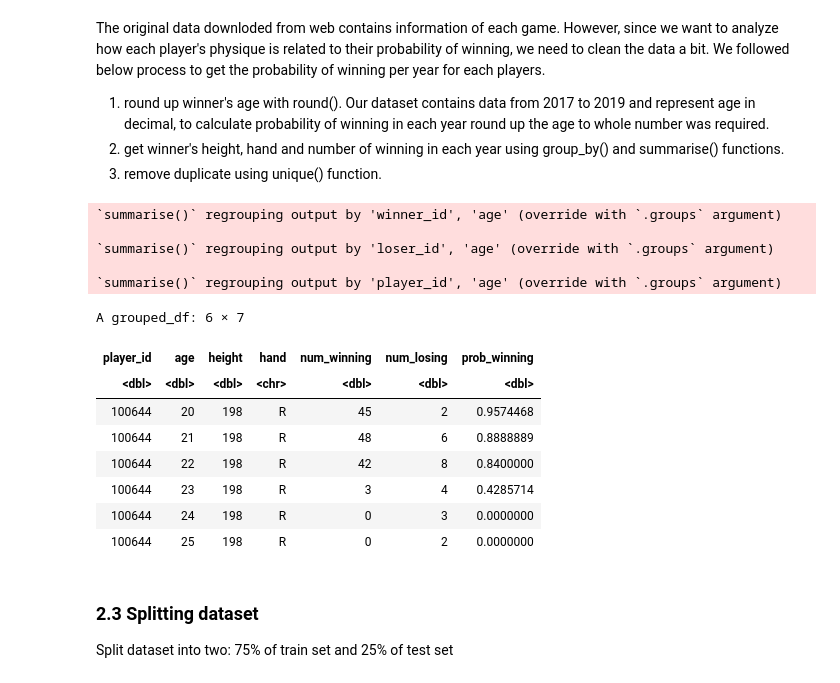
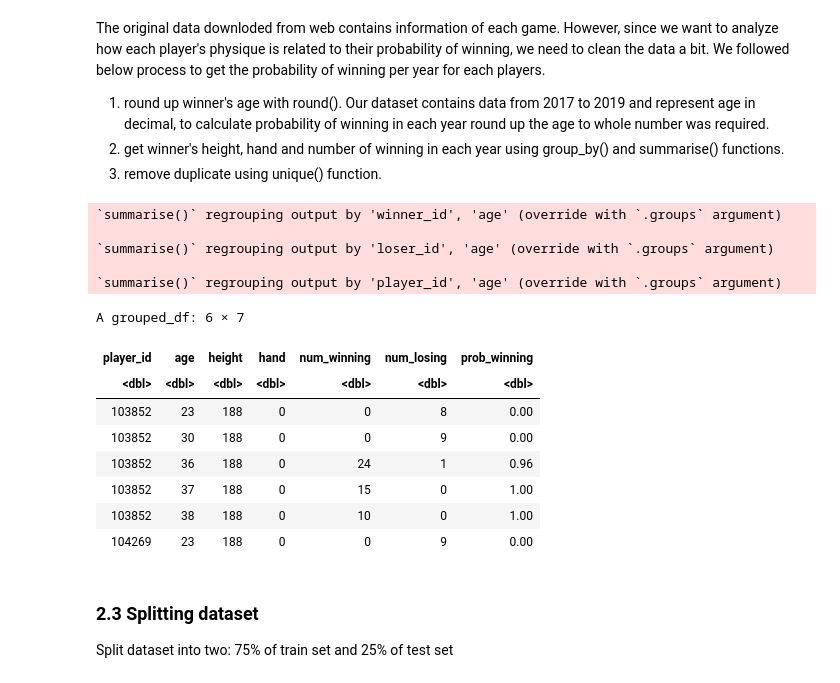
Before and after one commit to zhangLily2020/DSCI-100-Group-Project, a Jupyter notebook: final_report.ipynb, the cells around one changed output. Saved outputs shown, nothing was run; the diff lists cells and outputs as text; code cells hidden in the pictures.

```diff
--- a/final_report.ipynb
+++ b/final_report.ipynb
@@ -84,41 +66,49 @@ winner_data <- tennis_raw_data %>%
                 rename(player_id = winner_id) %>%
                 unique()
 
 loser_data <- tennis_raw_data %>%
                 mutate(age = round(winner_age, digit = 0)) %>%
                 group_by(loser_id, age) %>%
                 summarise(height = loser_ht, hand = loser_hand, num_losing = n()) %>%
                 rename(player_id = loser_id) %>%
                 unique()
 
 tennis_clean <- bind_rows(winner_data, loser_data) %>%
                 as_tibble() %>%
                 replace_na(list(num_winning = 0, num_losing = 0)) %>%
                 group_by(player_id, age) %>%
                 summarize(height = height,
                           hand = hand,
                           num_winning = sum(num_winning),
                           num_losing = sum(num_losing),
                           prob_winning = (num_winning / (num_winning + num_losing))) %>%
                 unique()
-tennis_clean <- tennis_clean[complete.cases(tennis_clean),]
+tennis_clean <- tennis_clean[complete.cases(tennis_clean),] %>%
+                filter((num_winning + num_losing) >= 8)
 
+tennis_left <- filter(tennis_clean, hand == "L") %>%
+                mutate(hand = 0)
+
+tennis_right <- filter(tennis_clean, hand == "R") %>%
+                mutate(hand = 1)
+
+tennis_clean <- rbind(tennis_left, tennis_right)
 head(tennis_clean)
 # %% [output]
 `summarise()` regrouping output by 'winner_id', 'age' (override with `.groups` argument)
 
 `summarise()` regrouping output by 'loser_id', 'age' (override with `.groups` argument)
 
 `summarise()` regrouping output by 'player_id', 'age' (override with `.groups` argument)
 A grouped_df: 6 × 7
 | player_id | age | height | hand | num_winning | num_losing | prob_winning |
-| <dbl> | <dbl> | <dbl> | <chr> | <dbl> | <dbl> | <dbl> |
-| 100644 | 20 | 198 | R | 45 | 2 | 0.9574468 |
-| 100644 | 21 | 198 | R | 48 | 6 | 0.8888889 |
-| 100644 | 22 | 198 | R | 42 | 8 | 0.8400000 |
-| 100644 | 23 | 198 | R | 3 | 4 | 0.4285714 |
-| 100644 | 24 | 198 | R | 0 | 3 | 0.0000000 |
-| 100644 | 25 | 198 | R | 0 | 2 | 0.0000000 |
+| <dbl> | <dbl> | <dbl> | <dbl> | <dbl> | <dbl> | <dbl> |
+| 103852 | 23 | 188 | 0 | 0 | 8 | 0.00 |
+| 103852 | 30 | 188 | 0 | 0 | 9 | 0.00 |
+| 103852 | 36 | 188 | 0 | 24 | 1 | 0.96 |
+| 103852 | 37 | 188 | 0 | 15 | 0 | 1.00 |
+| 103852 | 38 | 188 | 0 | 10 | 0 | 1.00 |
+| 104269 | 23 | 188 | 0 | 0 | 9 | 0.00 |
 # %% [markdown]
 ### 2.3 Splitting dataset
 Split dataset into two: 75% of train set and 25% of test set
```
Also changed, not shown: parts of 9 cells of this notebook.
